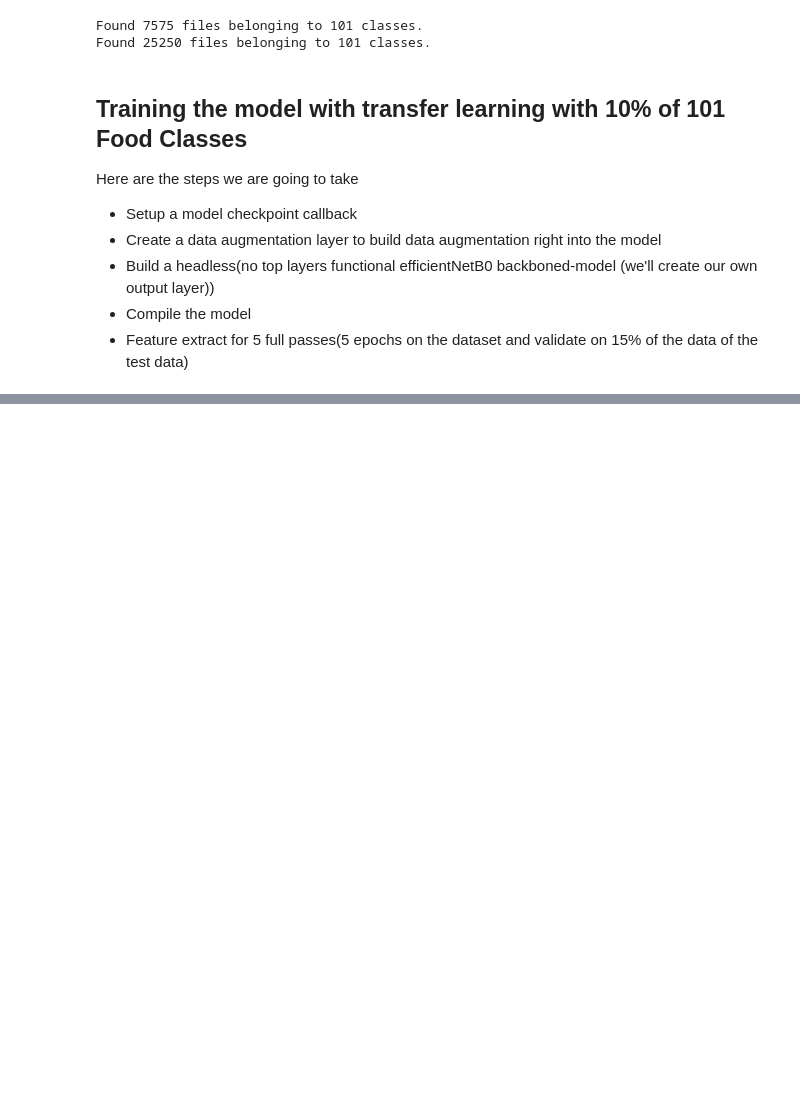
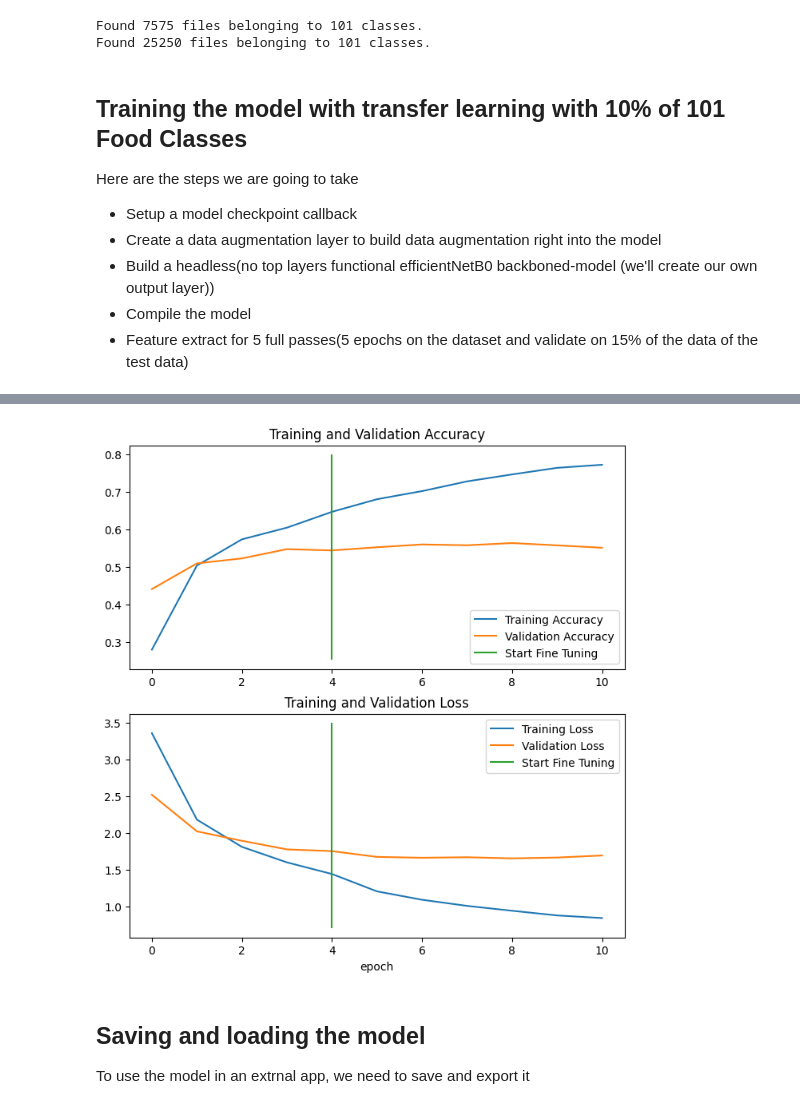
Before and after one commit to lakshitgosain/Tensorflow-ZTM, a Jupyter notebook: TF_ZTM_06_Transfer_learning_scaling_up.ipynb, the cells around one changed output, grey strips where cells are left out. Drawn from its saved outputs; the diff is of its cells as text; code cells hidden in the pictures; blank space fills up the shorter version.

```diff
--- a/TF_ZTM_06_Transfer_learning_scaling_up.ipynb
+++ b/TF_ZTM_06_Transfer_learning_scaling_up.ipynb
@@ -129,0 +278,11 @@ data_augmentation=Sequential([
+# %%
+#compare the histories of feature extraction with fine-tuned model
+compare_historys(original_history=history_all_classes_10_percent,
+                 new_history=history_all_classes_10_percent_fine_tune,
+                 initial_epochs=5)
+# %% [output]
+[figure, added]
+# %% [markdown]
+## Saving and loading the model
+
+To use the model in an extrnal app, we need to save and export it
```
Also changed, not shown: parts of 28 cells of this notebook.
